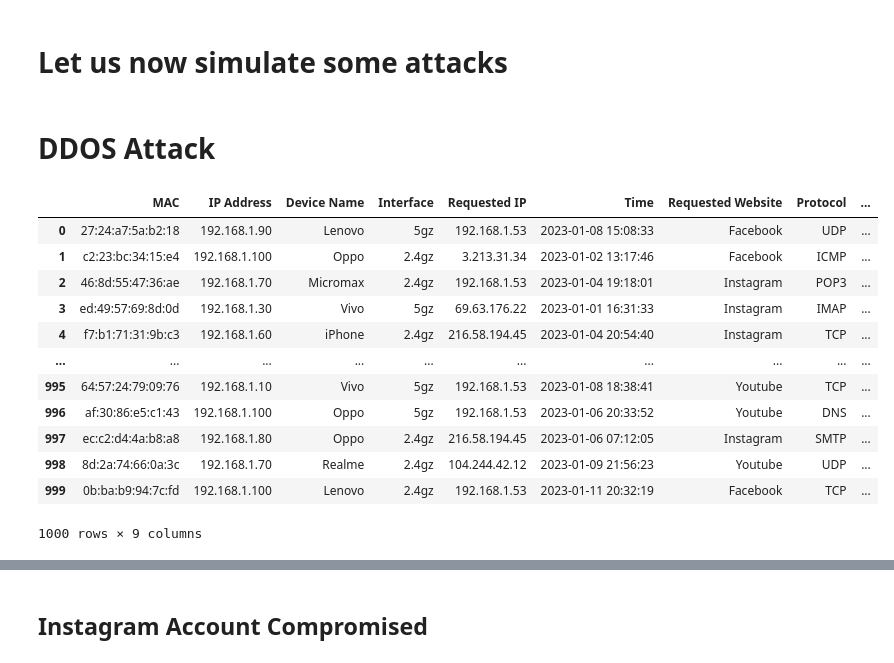
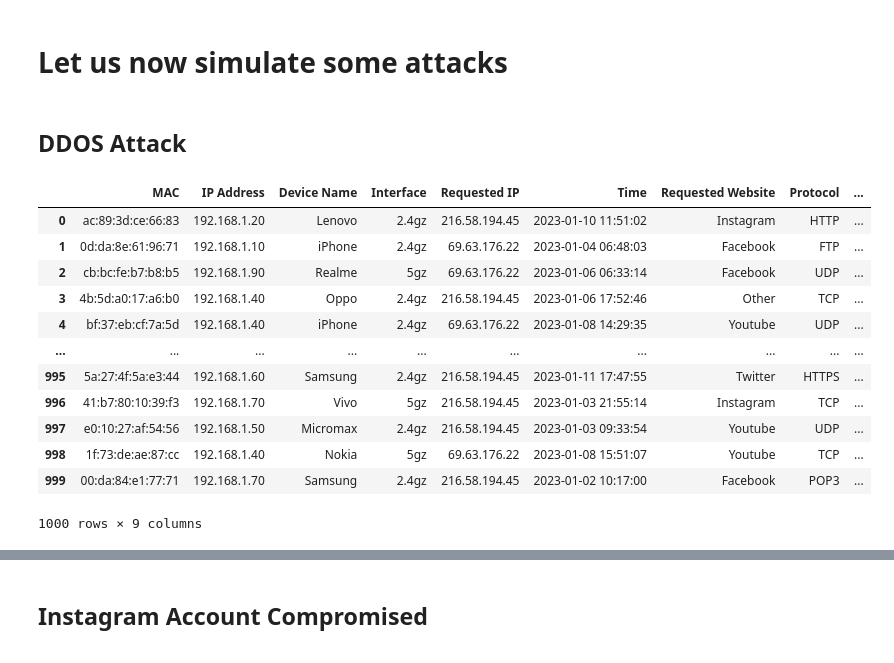
Before and after one commit to School-Related/Third-Year, a Jupyter notebook: First Semester/Digital Forensics and Investigation/Lab/Assignment 2/router_log_analysis.ipynb, the cells around one changed output, grey strips where cells are left out. Cells and saved outputs as stored; diff of their text form; code cells hidden in the pictures.

```diff
--- a/First Semester/Digital Forensics and Investigation/Lab/Assignment 2/router_log_analysis.ipynb
+++ b/First Semester/Digital Forensics and Investigation/Lab/Assignment 2/router_log_analysis.ipynb
@@ -122,7 +124,7 @@ def generate_date_time():
 def gen_protocols():
     protocols = ['TCP', 'UDP', 'DHCP', 'HTTP', 'HTTPS', 'FTP', 'SMTP', 'POP3', 'IMAP', 'DNS', 'ICMP']
     ports = {
-        'TCP': 80,          # HTTP
+        'TCP': 21,          # HTTP
         'UDP': 53,          # DNS
         'DHCP': 67,         # DHCP Server
         'HTTP': 80,         # Hypertext Transfer Protocol
@@ -211,7 +241,7 @@ plt.plot_date(dates.index, dates.values, color='purple', marker='o', linestyle='
 
 # also put labels on the markers a little over the markers for visibility
 for i in range(len(dates)):
-    plt.text(dates.index[i], dates.values[i]-1, dates.values[i], ha='center', va='center', color='black', fontsize=16)
+    plt.text(dates.index[i], dates.values[i]-3, dates.values[i], ha='center', va='center', color='black', fontsize=16)
 
 # set the size of the tick labels and axis labels
 ax.tick_params(axis='both', which='major', labelsize=16)
@@ -644,7 +777,7 @@ ax.xaxis.set_major_formatter(mdates.DateFormatter('%d %b'))
 # %% [markdown]
 # Let us now simulate some attacks
 # %% [markdown]
-# DDOS Attack
+## DDOS Attack
 # %%
 # Writing functions for columns that we wanna generate randomly
 def generate_attacker_mac_address():
@@ -746,7 +879,7 @@ def generate_attacker_date_time():
 def gen_attacker_protocols():
     protocols = ['TCP', 'UDP', 'DHCP', 'HTTP', 'HTTPS', 'FTP', 'SMTP', 'POP3', 'IMAP', 'DNS', 'ICMP']
     ports = {
-        'TCP': 80,          # HTTP
+        'TCP': 21,          # HTTP
         'UDP': 53,          # DNS
         'DHCP': 67,         # DHCP Server
         'HTTP': 80,         # Hypertext Transfer Protocol
@@ -758,7 +891,7 @@ def gen_attacker_protocols():
         'DNS': 53,          # Domain Name System
         'ICMP': None        # Internet Control Message Protocol (does not use ports)
     }
-    weights = [0.4, 0.5, 0.3, 0.15, 0.1, 0.05, 0.05, 0.025, 0.025, 0.025, 0.35]
+    weights = [0.2, 0.2, 0.3, 0.15, 0.0, 0.05, 0.05, 0.025, 0.025, 0.025, 0.35]
     selection = random.choices(protocols, weights=weights)[0]
     return (selection, ports[selection])
 # %%
@@ -772,46 +905,46 @@ for i in range(10):
     # check if time columns is on 4th jan
     if i == 4:
         temp_df = pd.DataFrame({
             'MAC' : [generate_mac_address() for j in range(100)],
             'IP Address': [generate_attacker_ip_address() for j in range(100)],
             'Device Name': [generate_device_name() if j > 50 else 'Vivo' for j in range(100)],
             'Interface': [generate_interface() for j in range(100)],
             'Requested IP': [generate_dest_ip_address()[0] for j in range(100)],
             'Requested Website': [generate_dest_ip_address()[1] for j in range(100)],
-            'Protocol': [gen_attacker_protocols()[0] if j < 50 else gen_protocols() for j in range(100)],
-            'Port': [gen_attacker_protocols()[1] if j < 50 else gen_protocols()[1] for j in range(100)],
+            'Protocol': [gen_attacker_protocols()[0] for j in range(100)],
+            'Port': [gen_attacker_protocols()[1] for j in range(100)],
             'Time': [generate_attacker_date_time() if j < 50 else generate_date_time() for j in range(100)]
         })
 
     else:
         temp_df = pd.DataFrame({
             'MAC' : [generate_mac_address() for j in range(100)],
             'IP Address': [generate_device_ip_address() for j in range(100)],
             'Device Name': [generate_device_name() for j in range(100)],
             'Interface': [generate_interface() for j in range(100)],
             'Requested IP': [generate_dest_ip_address()[0] for j in range(100)],
             'Requested Website': [generate_dest_ip_address()[1] for j in range(100)],
             'Protocol': [gen_protocols()[0] for j in range(100)],
             'Port': [gen_protocols()[1]  for j in range(100)],
             'Time': [generate_date_time() for j in range(100)]
     })
 
     ddos_log_db = pd.concat([ddos_log_db, temp_df], ignore_index=True)
 
 ddos_log_db
 # %% [output]
 |  | MAC | IP Address | Device Name | Interface | Requested IP | Time | Requested Website | Protocol | ... |
-| 0 | 27:24:a7:5a:b2:18 | 192.168.1.90 | Lenovo | 5gz | 192.168.1.53 | 2023-01-08 15:08:33 | Facebook | UDP | ... |
-| 1 | c2:23:bc:34:15:e4 | 192.168.1.100 | Oppo | 2.4gz | 3.213.31.34 | 2023-01-02 13:17:46 | Facebook | ICMP | ... |
-| 2 | 46:8d:55:47:36:ae | 192.168.1.70 | Micromax | 2.4gz | 192.168.1.53 | 2023-01-04 19:18:01 | Instagram | POP3 | ... |
-| 3 | ed:49:57:69:8d:0d | 192.168.1.30 | Vivo | 5gz | 69.63.176.22 | 2023-01-01 16:31:33 | Instagram | IMAP | ... |
-| 4 | f7:b1:71:31:9b:c3 | 192.168.1.60 | iPhone | 2.4gz | 216.58.194.45 | 2023-01-04 20:54:40 | Instagram | TCP | ... |
+| 0 | ac:89:3d:ce:66:83 | 192.168.1.20 | Lenovo | 2.4gz | 216.58.194.45 | 2023-01-10 11:51:02 | Instagram | HTTP | ... |
+| 1 | 0d:da:8e:61:96:71 | 192.168.1.10 | iPhone | 2.4gz | 69.63.176.22 | 2023-01-04 06:48:03 | Facebook | FTP | ... |
+| 2 | cb:bc:fe:b7:b8:b5 | 192.168.1.90 | Realme | 5gz | 69.63.176.22 | 2023-01-06 06:33:14 | Facebook | UDP | ... |
+| 3 | 4b:5d:a0:17:a6:b0 | 192.168.1.40 | Oppo | 2.4gz | 216.58.194.45 | 2023-01-06 17:52:46 | Other | TCP | ... |
+| 4 | bf:37:eb:cf:7a:5d | 192.168.1.40 | iPhone | 2.4gz | 69.63.176.22 | 2023-01-08 14:29:35 | Youtube | UDP | ... |
 | ... | ... | ... | ... | ... | ... | ... | ... | ... | ... |
-| 995 | 64:57:24:79:09:76 | 192.168.1.10 | Vivo | 5gz | 192.168.1.53 | 2023-01-08 18:38:41 | Youtube | TCP | ... |
-| 996 | af:30:86:e5:c1:43 | 192.168.1.100 | Oppo | 5gz | 192.168.1.53 | 2023-01-06 20:33:52 | Youtube | DNS | ... |
-| 997 | ec:c2:d4:4a:b8:a8 | 192.168.1.80 | Oppo | 2.4gz | 216.58.194.45 | 2023-01-06 07:12:05 | Instagram | SMTP | ... |
-| 998 | 8d:2a:74:66:0a:3c | 192.168.1.70 | Realme | 2.4gz | 104.244.42.12 | 2023-01-09 21:56:23 | Youtube | UDP | ... |
-| 999 | 0b:ba:b9:94:7c:fd | 192.168.1.100 | Lenovo | 2.4gz | 192.168.1.53 | 2023-01-11 20:32:19 | Facebook | TCP | ... |
+| 995 | 5a:27:4f:5a:e3:44 | 192.168.1.60 | Samsung | 2.4gz | 216.58.194.45 | 2023-01-11 17:47:55 | Twitter | HTTPS | ... |
+| 996 | 41:b7:80:10:39:f3 | 192.168.1.70 | Vivo | 5gz | 216.58.194.45 | 2023-01-03 21:55:14 | Instagram | TCP | ... |
+| 997 | e0:10:27:af:54:56 | 192.168.1.50 | Micromax | 2.4gz | 216.58.194.45 | 2023-01-03 09:33:54 | Youtube | UDP | ... |
+| 998 | 1f:73:de:ae:87:cc | 192.168.1.40 | Nokia | 5gz | 69.63.176.22 | 2023-01-08 15:51:07 | Youtube | TCP | ... |
+| 999 | 00:da:84:e1:77:71 | 192.168.1.70 | Samsung | 2.4gz | 216.58.194.45 | 2023-01-02 10:17:00 | Facebook | POP3 | ... |
 1000 rows × 9 columns
 # %%
 import matplotlib.pyplot as plt
```
Also changed, not shown: parts of 24 cells of this notebook, 45 other files.
